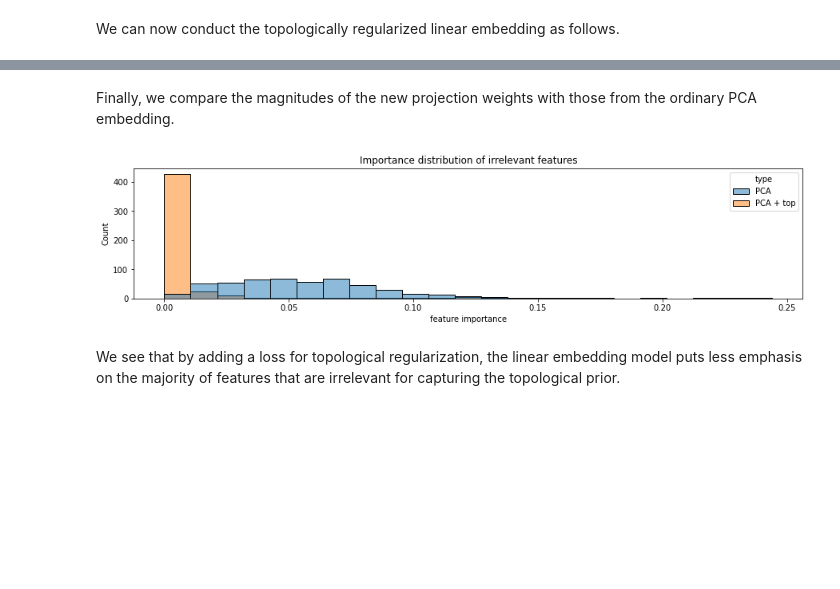
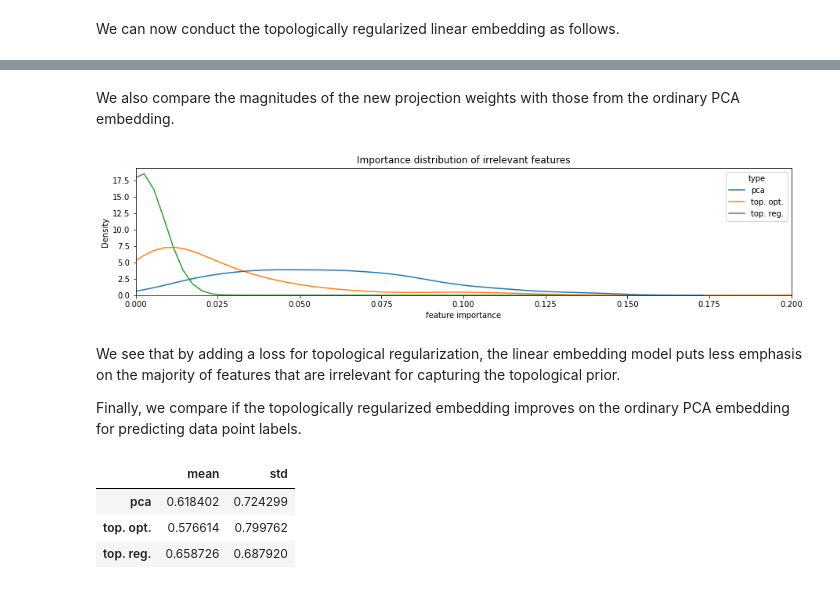
Before and after one commit to robinvndaele/topembedding, a Jupyter notebook: Experiments/ToyCircle.ipynb, the cells around one changed output, grey strips where cells are left out. Saved outputs shown, nothing was run; the diff lists cells and outputs as text; code cells hidden in the pictures; blank space fills up the shorter version.

```diff
--- a/Experiments/ToyCircle.ipynb
+++ b/Experiments/ToyCircle.ipynb
@@ -45,7 +41,7 @@ np.random.seed(420)
 # Sample parameters
 npoints = 50 # number of points
 ndim = 500 # data dimensionality (with noise)
-sigma = 0.4 # magnitude of noise per dimension
+sigma = 0.45 # magnitude of noise per dimension
 
 # Sample data
 t = np.random.uniform(low=0, high=2 * np.pi, size=npoints)
@@ -163,18 +101,17 @@ def top_criterion(output):
 # %% [markdown]
 We can now conduct the topologically regularized linear embedding as follows.
 # %%
-# Conduct topological optimization
-num_epochs = 2000
-learning_rate = 1e-2
+# Learning hyperparameters
+num_epochs = 500
+learning_rate = 1e-1
 
-start_time = time.time()
-Y_top, W = TPCA(data, 2, top_criterion, num_epochs=num_epochs, learning_rate=learning_rate, random_state=42)
-elapsed_time = time.time() - start_time
-print("Time for embedding: " + time.strftime("%H:%M:%S", time.gmtime(elapsed_time)))
+# Conduct topological regularization
+Y_top, W_top, losses_top = PCA(data, top_loss=top_loss, num_epochs=num_epochs,
+                               learning_rate=learning_rate, random_state=42)
 
-# View topologically regularized embedding
+# View topologically regularized embedding (flip for consistency)
 fig, ax = plt.subplots()
-sns.scatterplot(x=Y_top[:,0], y=Y_top[:,1], s=50, hue=t, palette="husl")
+sns.scatterplot(x=Y_top[:,0], y=-Y_top[:,1], s=50, hue=t, palette="husl")
 ax.get_legend().remove()
 plt.show()
 # %% [output]
@@ -193,0 +136,14 @@ Time for embedding: 00:00:38
+# %%
+# Learning hyperparameters
+num_epochs = 500
+learning_rate = 1e-1
+
+# Conduct topological optimization
+Y_opt, W_opt, losses_opt = PCA(data, 2, emb_loss=False, top_loss=top_loss, num_epochs=num_epochs,
+                               learning_rate=learning_rate, random_state=42)
+
+# View topologically optimized embedding (flip for consistency)
+fig, ax = plt.subplots()
+sns.scatterplot(x=Y_opt[:,0], y=-Y_opt[:,1], s=50, hue=t, palette="husl")
+ax.get_legend().remove()
+plt.show()
@@ -194,20 +202,46 @@ Time for embedding: 00:00:38
 # %% [markdown]
-Finally, we compare the magnitudes of the new projection weights with those from the ordinary PCA embedding.
+We also compare the magnitudes of the new projection weights with those from the ordinary PCA embedding.
 # %%
 # Compute the magnitudes of the weights by dimension
-magnitudes_top = pd.DataFrame(np.sum(np.abs(W[2:,:]), axis=1), columns=["magnitude"])
-magnitudes_top["type"] = "PCA + top"
-
-# Combine with the ordinary PCA magnitudes
-magnitudes = pd.concat([magnitudes_pca, magnitudes_top], axis=0)
+magnitudes = pd.DataFrame(np.array([np.sum(np.abs(W[2:,:]), axis=1) for W in [W_pca, W_opt, W_top]]).ravel(),
+                         columns=["magnitude"])
+magnitudes["type"] = (data.shape[1] - 2) * ["pca"] + (data.shape[1] - 2) * ["top. opt."] + \
+                        (data.shape[1] - 2) * ["top. reg."]
 
 # Compare the magnitudes
 fig, ax = plt.subplots(figsize=(15, 3))
-sns.histplot(data=magnitudes, x="magnitude", hue="type", ax=ax)
+sns.kdeplot(data=magnitudes, x="magnitude", hue="type", ax=ax)
+ax.set_xlim(0, 0.2)
 ax.set_title("Importance distribution of irrelevant features")
 ax.set_xlabel("feature importance")
 plt.show()
 # %% [output]
-[figure, old version]
+[figure, new version]
 # %% [markdown]
 We see that by adding a loss for topological regularization, the linear embedding model puts less emphasis on the majority of features that are irrelevant for capturing the topological prior.
+
+Finally, we compare if the topologically regularized embedding improves on the ordinary PCA embedding for predicting data point labels.
+# %%
+# Machine learning model to be used for label prediction
+Ys = {"pca": Y_pca, "top. opt.": Y_opt, "top. reg.": Y_top}
+model = SVR()
+scoring = "angular"
+
+# Hyperparameters for quantitative evaluation
+ntimes = 100
+test_frac = 0.1
+params = {"C":[0.01, 0.1, 1, 10, 100]}
+
+# Obtain performances over multiple train-test splits
+performances = evaluate_embeddings(Ys, t, model, scoring, params=params, ntimes=ntimes,
+                                   test_frac=test_frac, random_state=42)
+
+# View resulting performances
+pd.concat([pd.DataFrame({"mean":performances.mean(axis=0)}),
+           pd.DataFrame({"std":performances.std(axis=0)})], axis=1)\
+            .style.highlight_max(subset="mean", color="lightgreen", axis=0)
+# %% [output]
+|  | mean | std |
+| pca | 0.618402 | 0.724299 |
+| top. opt. | 0.576614 | 0.799762 |
+| top. reg. | 0.658726 | 0.687920 |
```
Also changed, not shown: parts of 16 cells of this notebook, 26 other files.
